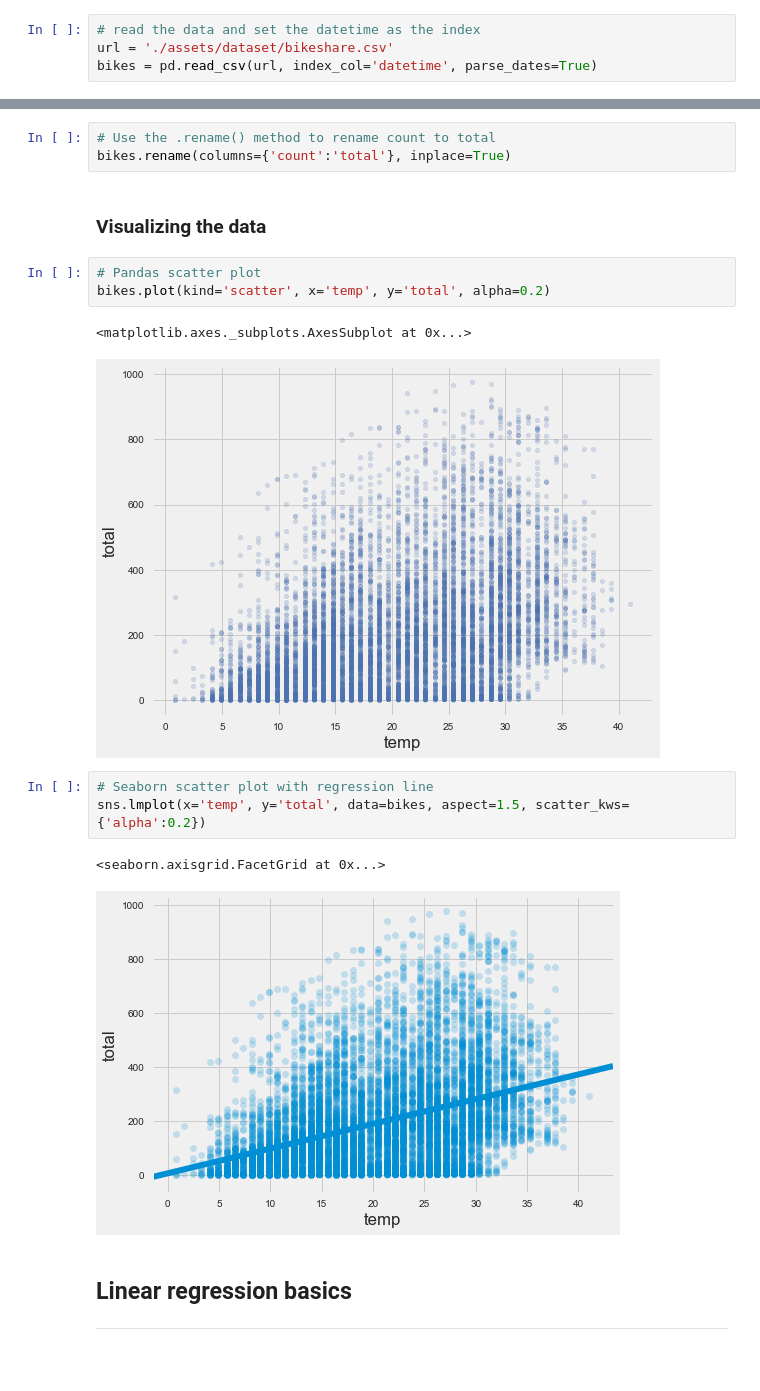
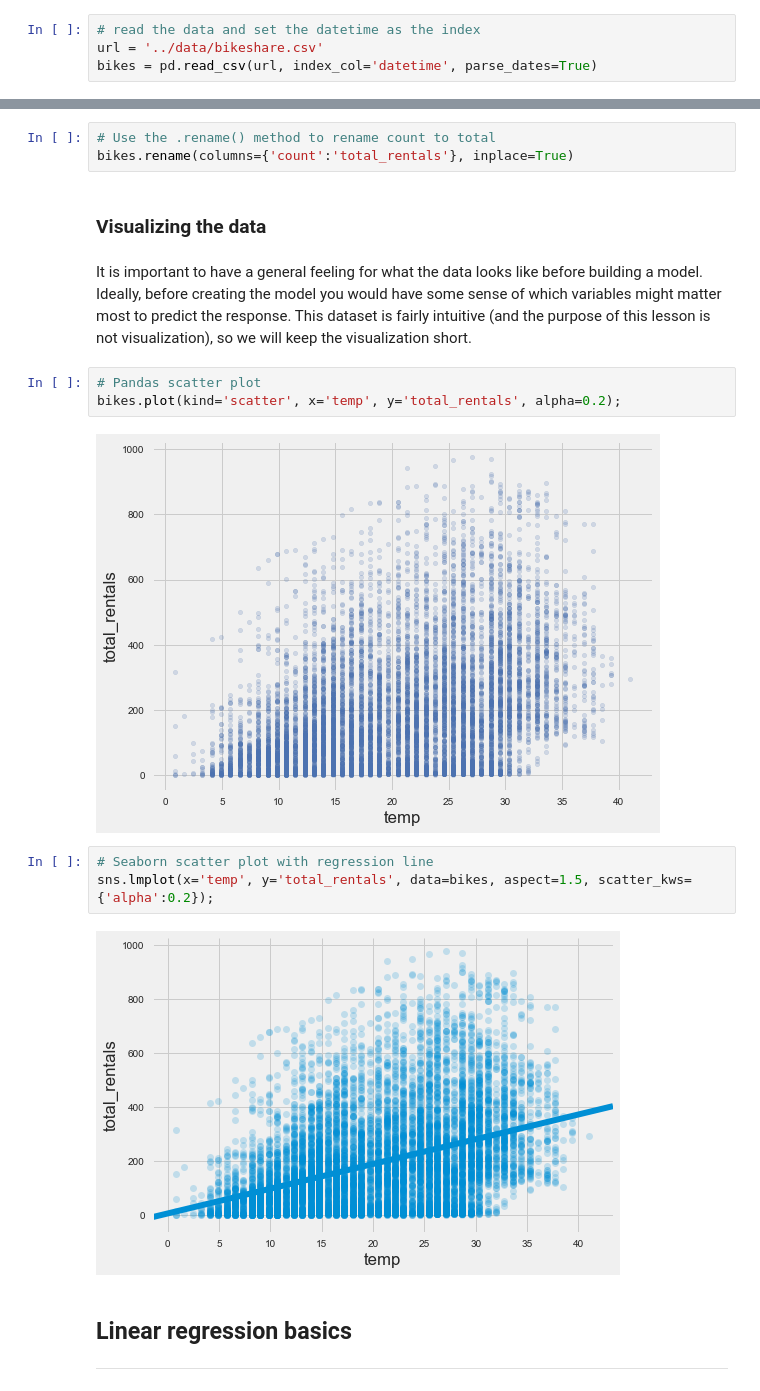
Before and after one commit to aidanconnolly/ga-ds829-linear-regression, a Jupyter notebook: solution-code/linear_regression-solution.ipynb, the cells around one changed output, grey strips where cells are left out. Drawn from its saved outputs; the diff is of its cells as text; blank space fills up the shorter version.

```diff
--- a/solution-code/linear_regression-solution.ipynb
+++ b/solution-code/linear_regression-solution.ipynb
@@ -74,6 +79,6 @@ Businesses aren't new to demand forecasting, but older methods suffered from poo
 ### Read in the  Capital Bikeshare data
 # %%
 # read the data and set the datetime as the index
-url = './assets/dataset/bikeshare.csv'
+url = '../data/bikeshare.csv'
 bikes = pd.read_csv(url, index_col='datetime', parse_dates=True)
 # %% [markdown]
@@ -123,21 +144,21 @@ bikes.head()
 # %%
 # Use the .rename() method to rename count to total
-bikes.rename(columns={'count':'total'}, inplace=True)
+bikes.rename(columns={'count':'total_rentals'}, inplace=True)
 # %% [markdown]
 <a id="visualizing-the-data"></a>
 ### Visualizing the data
+# %% [markdown]
+It is important to have a general feeling for what the data looks like before building a model. Ideally, before creating the model you would have some sense of which variables might matter most to predict the response. This dataset is fairly intuitive (and the purpose of this lesson is not visualization), so we will keep the visualization short.
 # %%
 # Pandas scatter plot
-bikes.plot(kind='scatter', x='temp', y='total', alpha=0.2)
+bikes.plot(kind='scatter', x='temp', y='total_rentals', alpha=0.2);
 # %% [output]
-<matplotlib.axes._subplots.AxesSubplot at 0x...>
-[figure, old version]
+[figure, new version]
 # %%
 # Seaborn scatter plot with regression line
-sns.lmplot(x='temp', y='total', data=bikes, aspect=1.5, scatter_kws={'alpha':0.2})
+sns.lmplot(x='temp', y='total_rentals', data=bikes, aspect=1.5, scatter_kws={'alpha':0.2});
 # %% [output]
-<seaborn.axisgrid.FacetGrid at 0x...>
-[figure, old version]
+[figure, new version]
 # %% [markdown]
 <a id="linear-regression-basics"></a>
 ## Linear regression basics
```
Also changed, not shown: parts of 56 cells of this notebook, 4 other files.
